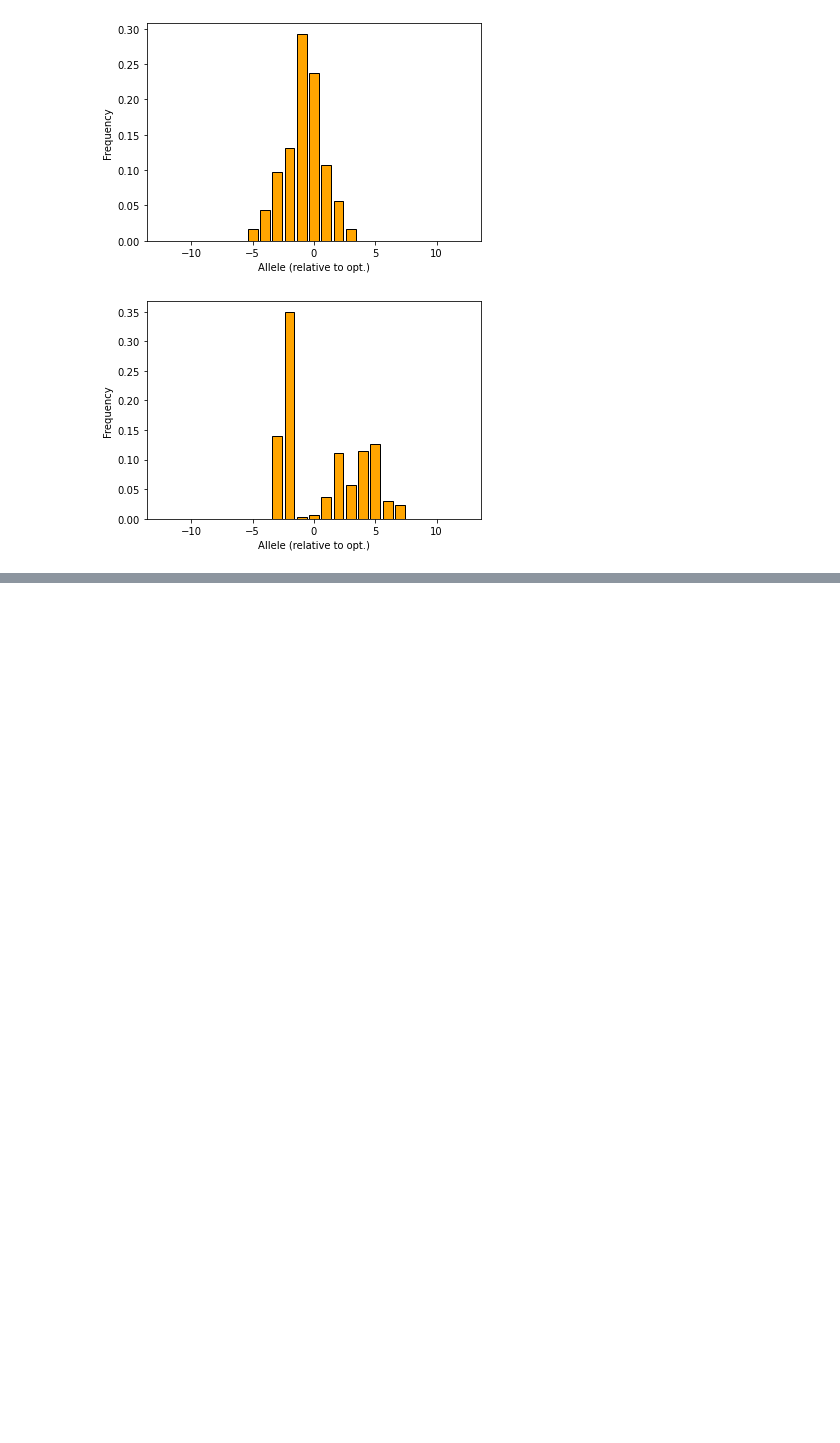
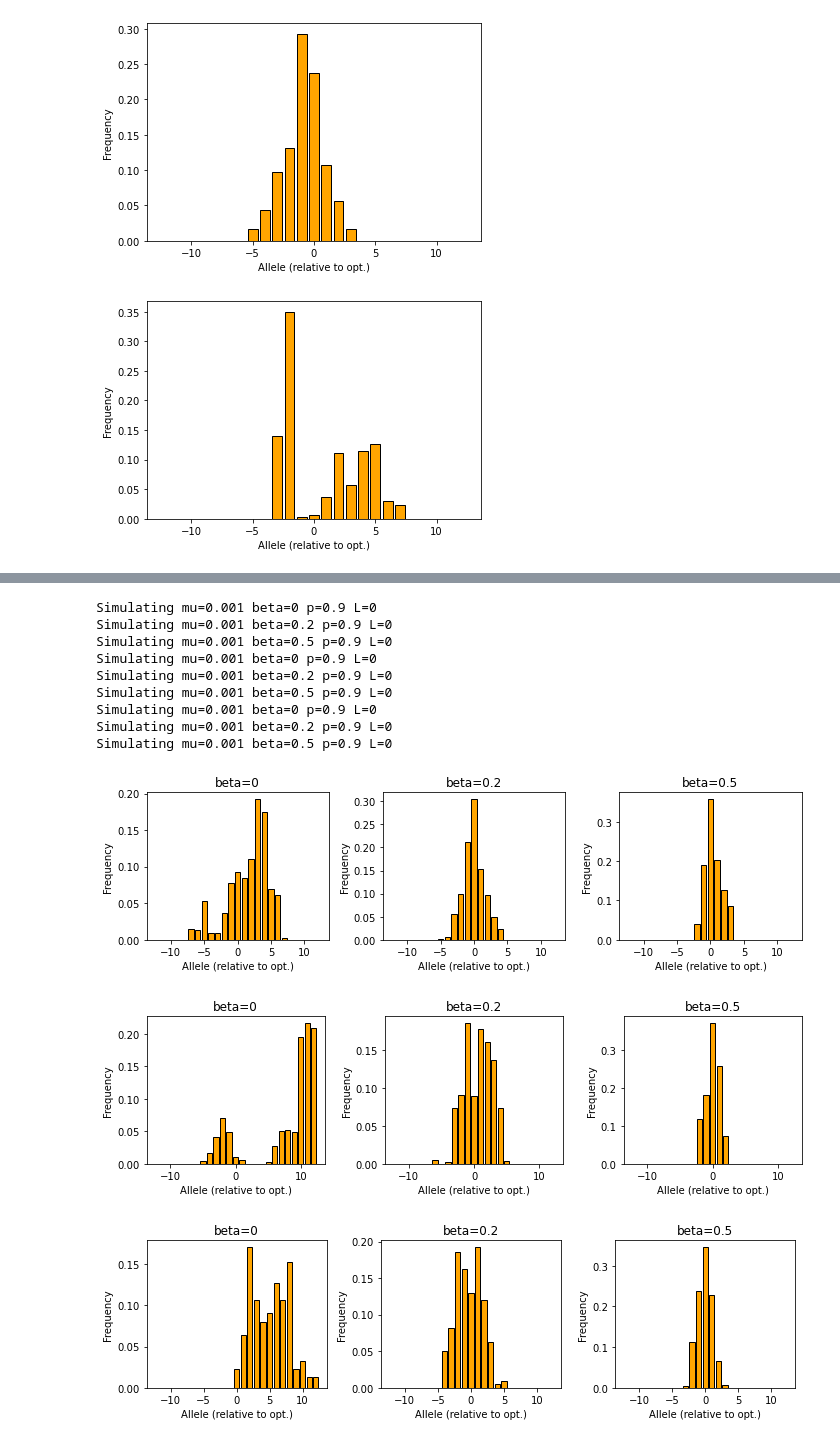
Before and after one commit to gymreklab/STR-Evolution-Review, a Jupyter notebook: str-mutation-models/STRMutationModeling.ipynb, the cells around one changed output, grey strips where cells are left out. Drawn from its saved outputs; the diff is of its cells as text; code cells hidden in the pictures; blank space fills up the shorter version.

```diff
--- a/str-mutation-models/STRMutationModeling.ipynb
+++ b/str-mutation-models/STRMutationModeling.ipynb
@@ -56,0 +94,36 @@ Simulating mu=0.001 beta=0.1 p=0.8 L=0.8
+# %%
+####### Effect of beta ########
+np.random.seed(12345)
+
+num_alleles = 25
+N_e = 10000
+max_iter = 50000
+end_samp_n = 1000
+p = 0.9
+beta = 0.4
+L = 0
+mu = 10e-4
+
+for nsim in range(3):
+    fig = plt.figure()
+    fig.set_size_inches((10, 3))
+    ind = 1
+    for beta in [0, 0.2, 0.5]:
+        ax = fig.add_subplot(1, 3, ind)
+        afreqs = Simulate(num_alleles, N_e, mu, beta, p, L, max_iter, end_samp_n)
+        PlotAfreqs(afreqs, ax=ax, title="beta=%s"%beta)
+        ind += 1
+    fig.tight_layout()
+# %% [output]
+Simulating mu=0.001 beta=0 p=0.9 L=0
+Simulating mu=0.001 beta=0.2 p=0.9 L=0
+Simulating mu=0.001 beta=0.5 p=0.9 L=0
+Simulating mu=0.001 beta=0 p=0.9 L=0
+Simulating mu=0.001 beta=0.2 p=0.9 L=0
+Simulating mu=0.001 beta=0.5 p=0.9 L=0
+Simulating mu=0.001 beta=0 p=0.9 L=0
+Simulating mu=0.001 beta=0.2 p=0.9 L=0
+Simulating mu=0.001 beta=0.5 p=0.9 L=0
+[figure, added]
+[figure, added]
+[figure, added]
```
Also changed, not shown: parts of 4 cells of this notebook, 4 other files.
